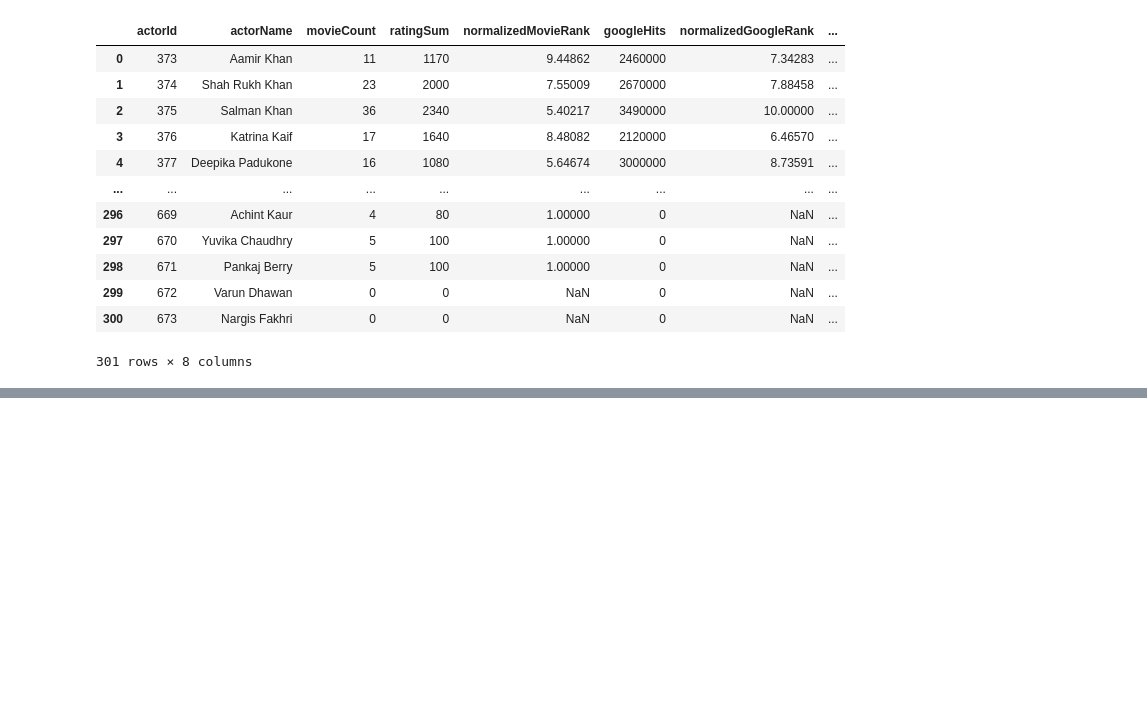
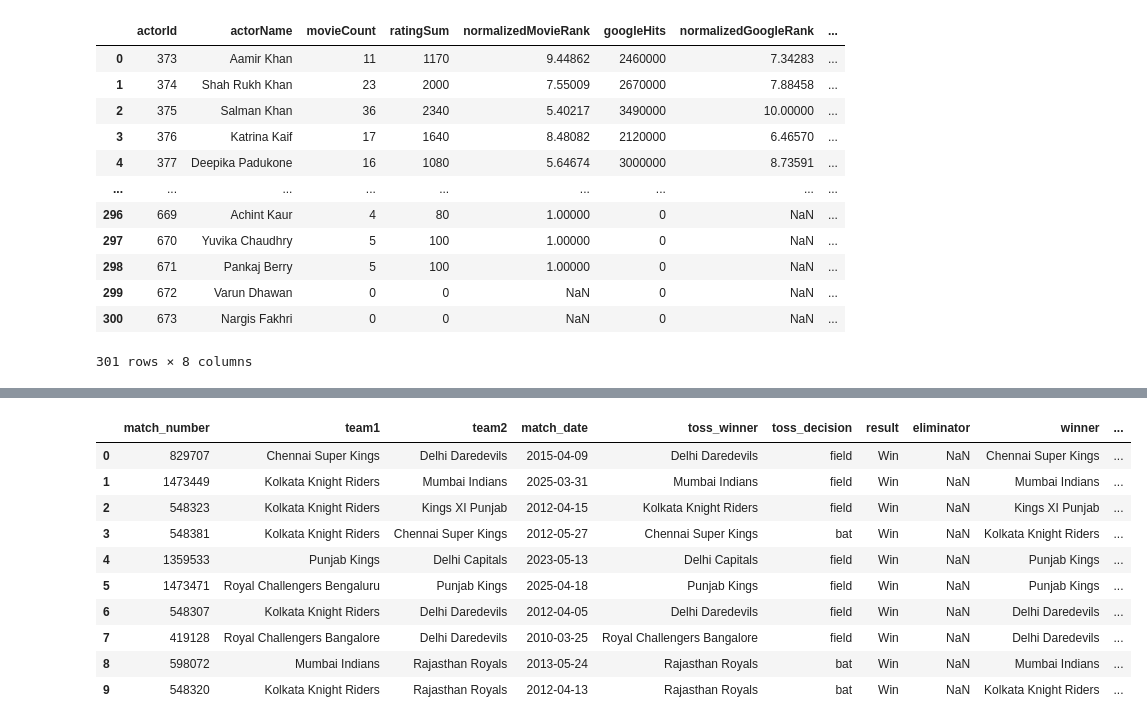
Before and after one commit to anikdas10/pandas, a Jupyter notebook: pandas_dataFrame.ipynb, the cells around one changed output, grey strips where cells are left out. Saved outputs shown, nothing was run; the diff lists cells and outputs as text; code cells hidden in the pictures; blank space fills up the shorter version.

```diff
--- a/pandas_dataFrame.ipynb
+++ b/pandas_dataFrame.ipynb
@@ -52,3 +51,5 @@ pd.read_csv("./movies_csv_file//BollywoodActorRanking.csv")
 | 299 | 672 | Varun Dhawan | 0 | 0 | NaN | 0 | NaN | ... |
 | 300 | 673 | Nargis Fakhri | 0 | 0 | NaN | 0 | NaN | ... |
 301 rows × 8 columns
+# %%
+ipl = pd.read_csv("./csv_file/Match_Info.csv")
@@ -54,0 +115,14 @@ pd.read_csv("./movies_csv_file//BollywoodActorRanking.csv")
+# %%
+ipl.head(10)
+# %% [output]
+|  | match_number | team1 | team2 | match_date | toss_winner | toss_decision | result | eliminator | winner | ... |
+| 0 | 829707 | Chennai Super Kings | Delhi Daredevils | 2015-04-09 | Delhi Daredevils | field | Win | NaN | Chennai Super Kings | ... |
+| 1 | 1473449 | Kolkata Knight Riders | Mumbai Indians | 2025-03-31 | Mumbai Indians | field | Win | NaN | Mumbai Indians | ... |
+| 2 | 548323 | Kolkata Knight Riders | Kings XI Punjab | 2012-04-15 | Kolkata Knight Riders | field | Win | NaN | Kings XI Punjab | ... |
+| 3 | 548381 | Kolkata Knight Riders | Chennai Super Kings | 2012-05-27 | Chennai Super Kings | bat | Win | NaN | Kolkata Knight Riders | ... |
+| 4 | 1359533 | Punjab Kings | Delhi Capitals | 2023-05-13 | Delhi Capitals | field | Win | NaN | Punjab Kings | ... |
+| 5 | 1473471 | Royal Challengers Bengaluru | Punjab Kings | 2025-04-18 | Punjab Kings | field | Win | NaN | Punjab Kings | ... |
+| 6 | 548307 | Kolkata Knight Riders | Delhi Daredevils | 2012-04-05 | Delhi Daredevils | field | Win | NaN | Delhi Daredevils | ... |
+| 7 | 419128 | Royal Challengers Bangalore | Delhi Daredevils | 2010-03-25 | Royal Challengers Bangalore | field | Win | NaN | Delhi Daredevils | ... |
+| 8 | 598072 | Mumbai Indians | Rajasthan Royals | 2013-05-24 | Rajasthan Royals | bat | Win | NaN | Mumbai Indians | ... |
+| 9 | 548320 | Kolkata Knight Riders | Rajasthan Royals | 2012-04-13 | Rajasthan Royals | bat | Win | NaN | Kolkata Knight Riders | ... |
```
Also changed, not shown: parts of 36 cells of this notebook, 6 other files.
